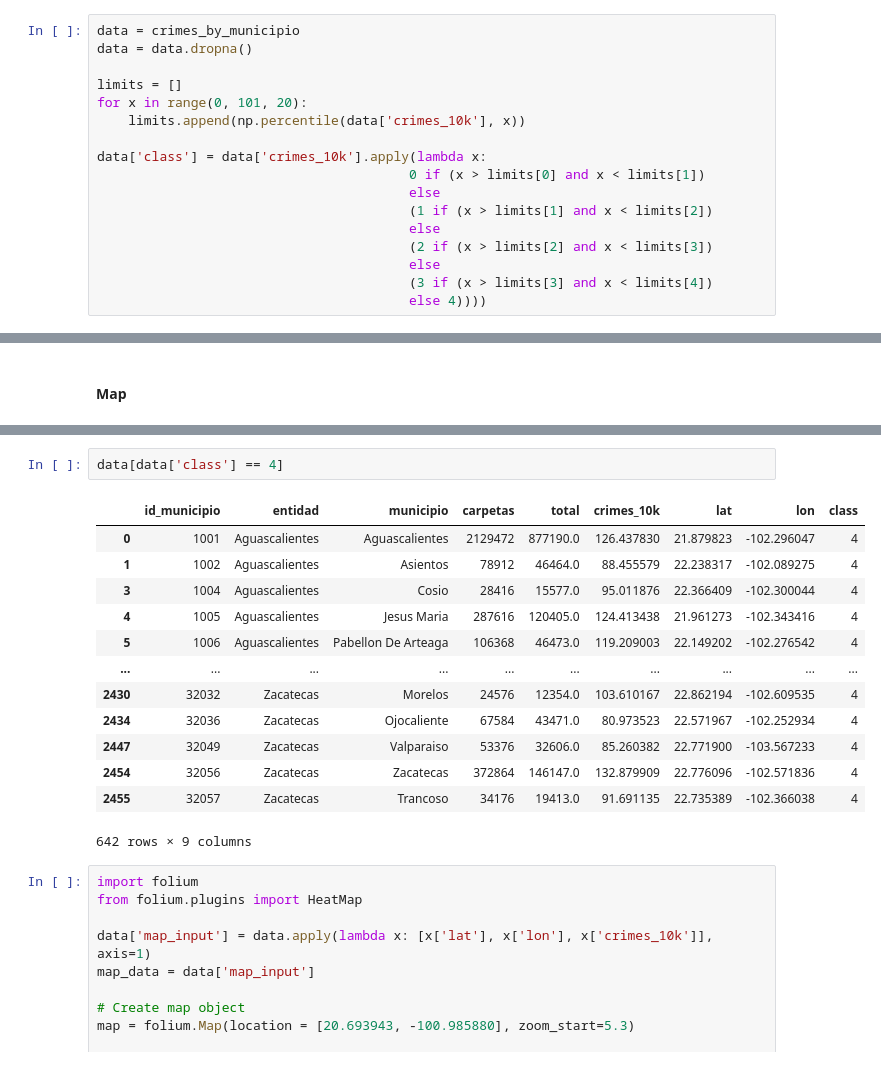
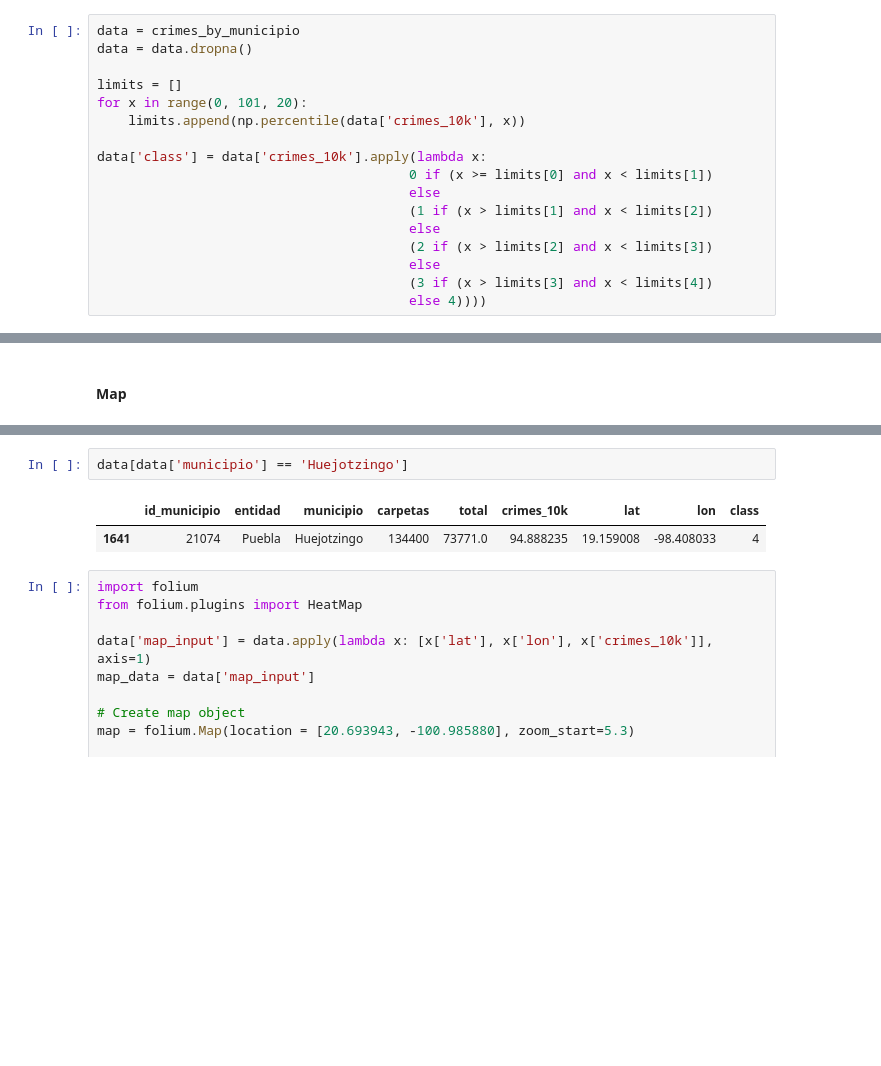
Before and after one commit to kevinmiguel97/Criminality-Analysis-Mexico, a Jupyter notebook: Crime_analysis.ipynb, the cells around one changed output, grey strips where cells are left out. Saved outputs shown, nothing was run; the diff lists cells and outputs as text; blank space fills up the shorter version.

```diff
--- a/Crime_analysis.ipynb
+++ b/Crime_analysis.ipynb
@@ -734,7 +734,7 @@ for x in range(0, 101, 20):
     limits.append(np.percentile(data['crimes_10k'], x))
 
 data['class'] = data['crimes_10k'].apply(lambda x:
-                                        0 if (x > limits[0] and x < limits[1])
+                                        0 if (x >= limits[0] and x < limits[1])
                                         else
                                         (1 if (x > limits[1] and x < limits[2])
                                         else
@@ -785,21 +787,10 @@ map
 # %% [output]
 [interactive output not drawn]
 # %%
-data[data['class'] == 4]
+data[data['municipio'] == 'Huejotzingo']
 # %% [output]
 |  | id_municipio | entidad | municipio | carpetas | total | crimes_10k | lat | lon | class |
-| 0 | 1001 | Aguascalientes | Aguascalientes | 2129472 | 877190.0 | 126.437830 | 21.879823 | -102.296047 | 4 |
-| 1 | 1002 | Aguascalientes | Asientos | 78912 | 46464.0 | 88.455579 | 22.238317 | -102.089275 | 4 |
-| 3 | 1004 | Aguascalientes | Cosio | 28416 | 15577.0 | 95.011876 | 22.366409 | -102.300044 | 4 |
-| 4 | 1005 | Aguascalientes | Jesus Maria | 287616 | 120405.0 | 124.413438 | 21.961273 | -102.343416 | 4 |
-| 5 | 1006 | Aguascalientes | Pabellon De Arteaga | 106368 | 46473.0 | 119.209003 | 22.149202 | -102.276542 | 4 |
-| ... | ... | ... | ... | ... | ... | ... | ... | ... | ... |
-| 2430 | 32032 | Zacatecas | Morelos | 24576 | 12354.0 | 103.610167 | 22.862194 | -102.609535 | 4 |
-| 2434 | 32036 | Zacatecas | Ojocaliente | 67584 | 43471.0 | 80.973523 | 22.571967 | -102.252934 | 4 |
-| 2447 | 32049 | Zacatecas | Valparaiso | 53376 | 32606.0 | 85.260382 | 22.771900 | -103.567233 | 4 |
-| 2454 | 32056 | Zacatecas | Zacatecas | 372864 | 146147.0 | 132.879909 | 22.776096 | -102.571836 | 4 |
-| 2455 | 32057 | Zacatecas | Trancoso | 34176 | 19413.0 | 91.691135 | 22.735389 | -102.366038 | 4 |
+| 1641 | 21074 | Puebla | Huejotzingo | 134400 | 73771.0 | 94.888235 | 19.159008 | -98.408033 | 4 |
-642 rows × 9 columns
 # %%
 import folium
 from folium.plugins import HeatMap
```
Also changed, not shown: parts of 3 cells of this notebook, 2 other files.
